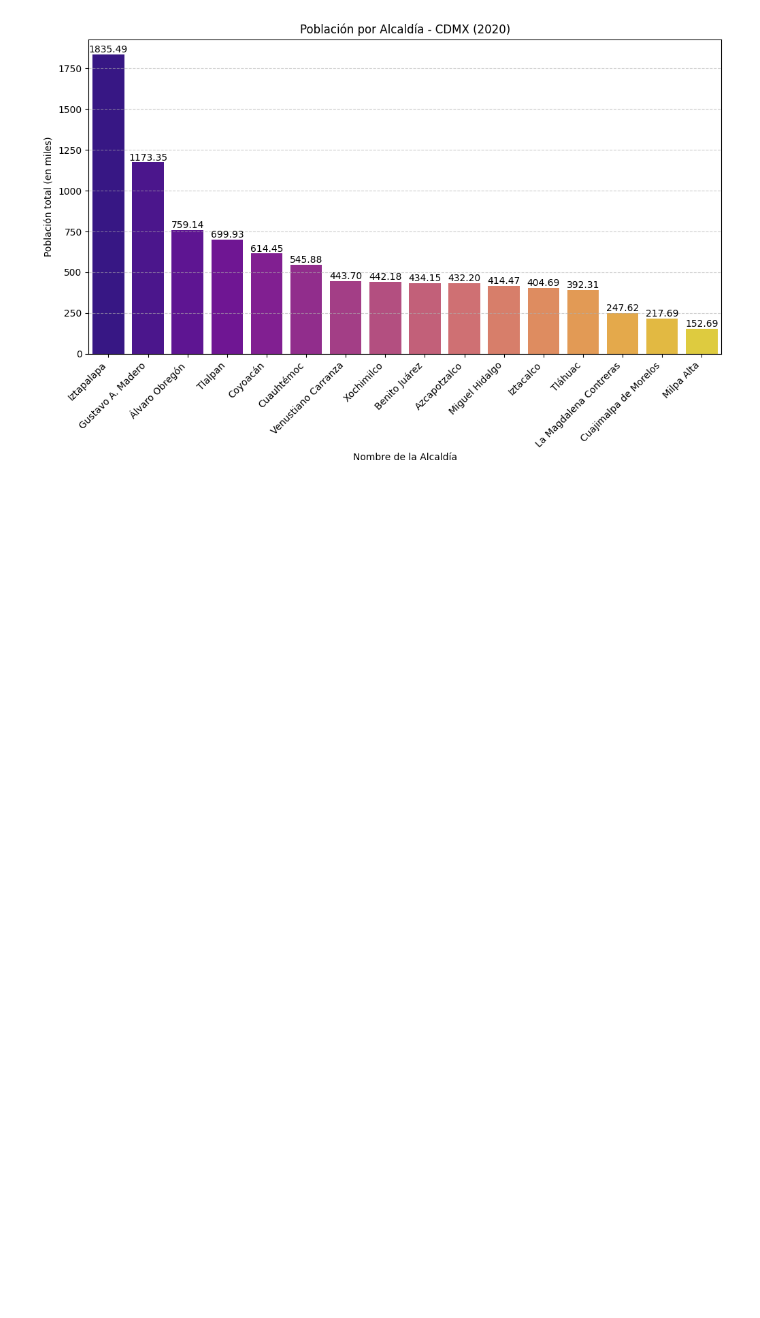
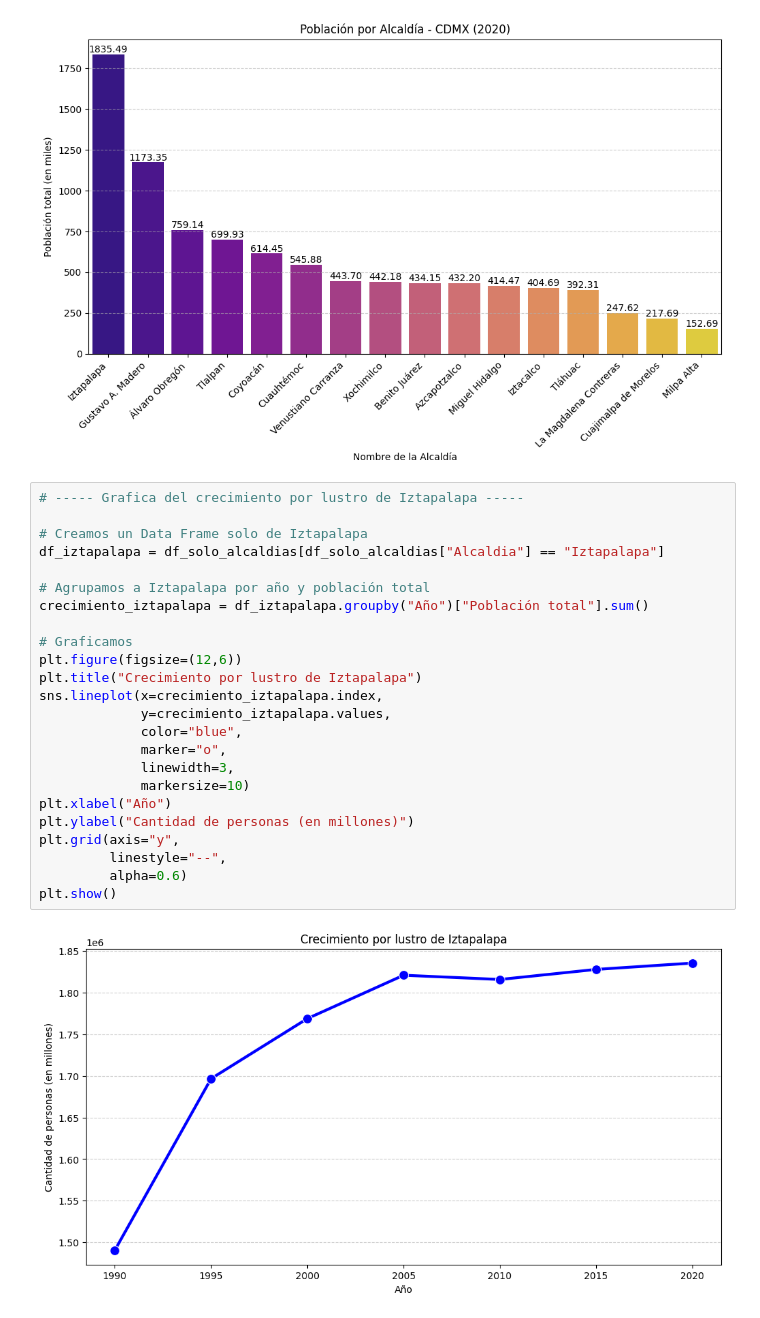
Before and after one commit to K4lilinuxX/CDMX, a Jupyter notebook: Población-por-Alcaldía-CDMX/poblacion-por-alcaldia-cdmx.ipynb, the cells around one changed output. Saved outputs shown, nothing was run; the diff lists cells and outputs as text; blank space fills up the shorter version.

Commit message:
Grafiqué el crecimiento por lustro de Iztapalapa

```diff
--- a/Población-por-Alcaldía-CDMX/poblacion-por-alcaldia-cdmx.ipynb
+++ b/Población-por-Alcaldía-CDMX/poblacion-por-alcaldia-cdmx.ipynb
@@ -118,3 +124,29 @@ Passing `palette` without assigning `hue` is deprecated and will be removed in v
 
   barras = sns.barplot(x=poblacion_total_por_alcaldia.index,
 [figure]
+# %%
+# ----- Grafica del crecimiento por lustro de Iztapalapa -----
+
+# Creamos un Data Frame solo de Iztapalapa
+df_iztapalapa = df_solo_alcaldias[df_solo_alcaldias["Alcaldia"] == "Iztapalapa"]
+
+# Agrupamos a Iztapalapa por año y población total
+crecimiento_iztapalapa = df_iztapalapa.groupby("Año")["Población total"].sum()
+
+# Graficamos
+plt.figure(figsize=(12,6))
+plt.title("Crecimiento por lustro de Iztapalapa")
+sns.lineplot(x=crecimiento_iztapalapa.index,
+             y=crecimiento_iztapalapa.values,
+             color="blue",
+             marker="o",
+             linewidth=3,
+             markersize=10)
+plt.xlabel("Año")
+plt.ylabel("Cantidad de personas (en millones)")
+plt.grid(axis="y",
+         linestyle="--",
+         alpha=0.6)
+plt.show()
+# %% [output]
+[figure, added]
```
Also changed, not shown: parts of 2 cells of this notebook, 2 other files.
